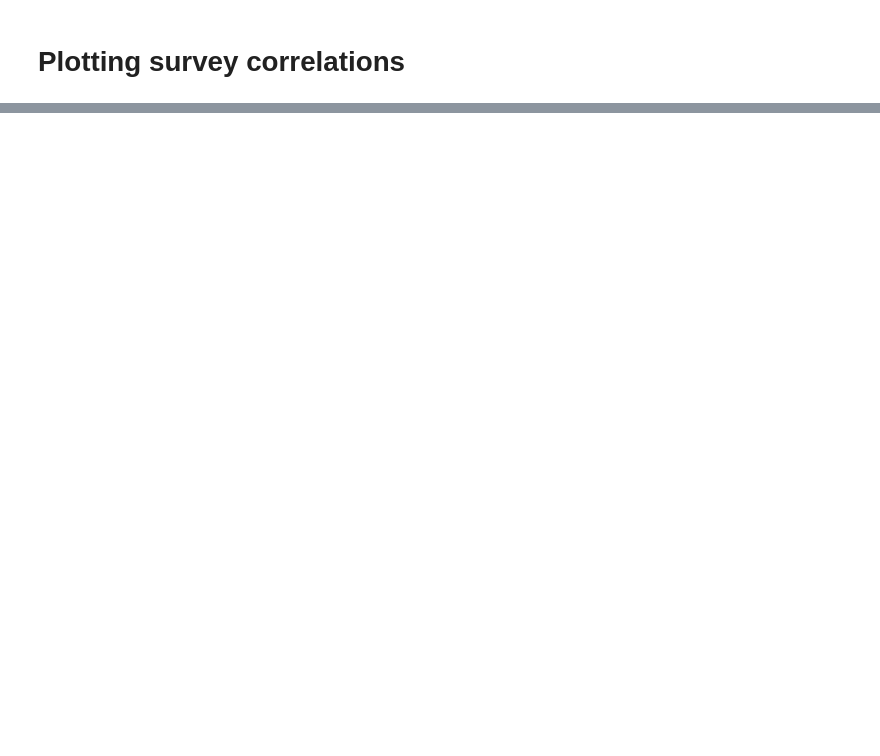
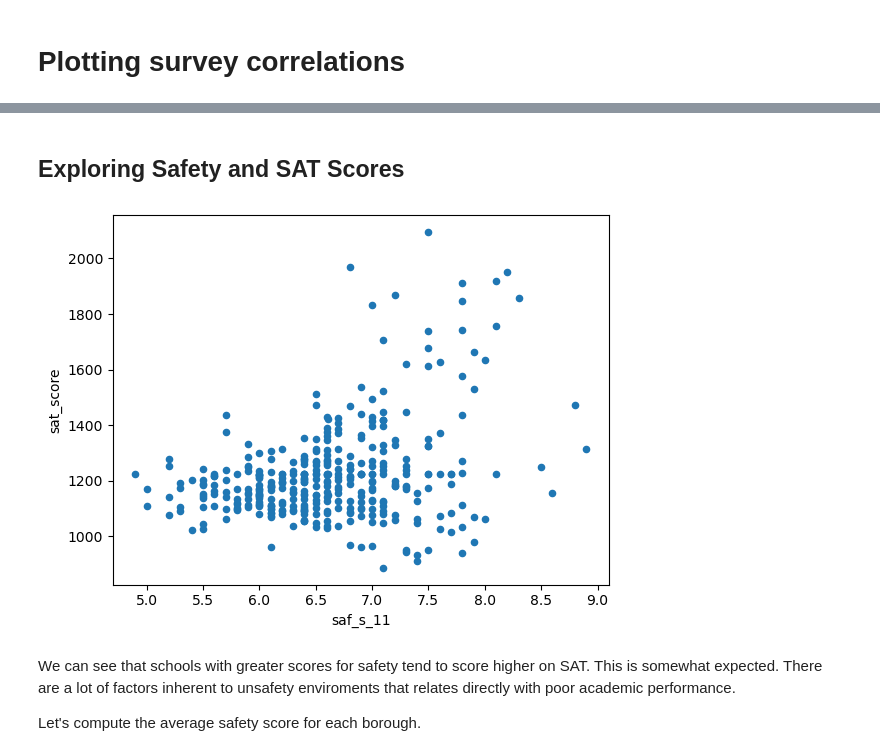
Before and after one commit to marwincarmo/dataquest-projects, a Jupyter notebook: nyc_schools.ipynb, the cells around one changed output, grey strips where cells are left out. Drawn from its saved outputs; the diff is of its cells as text; code cells hidden in the pictures; blank space fills up the shorter version.

```diff
--- a/nyc_schools.ipynb
+++ b/nyc_schools.ipynb
@@ -166,0 +178,11 @@ correlations.plt
+# %% [markdown]
+## Exploring Safety and SAT Scores
+# %%
+combined.plot.scatter(x='saf_s_11', y='sat_score')
+plt.show()
+# %% [output]
+[figure, added]
+# %% [markdown]
+We can see that schools with greater scores for safety tend to score higher on SAT. This is somewhat expected. There are a lot of factors inherent to unsafety enviroments that relates directly with poor academic performance.
+
+Let's compute the average safety score for each borough.
```
Also changed, not shown: parts of 8 cells of this notebook, 18 other files.
